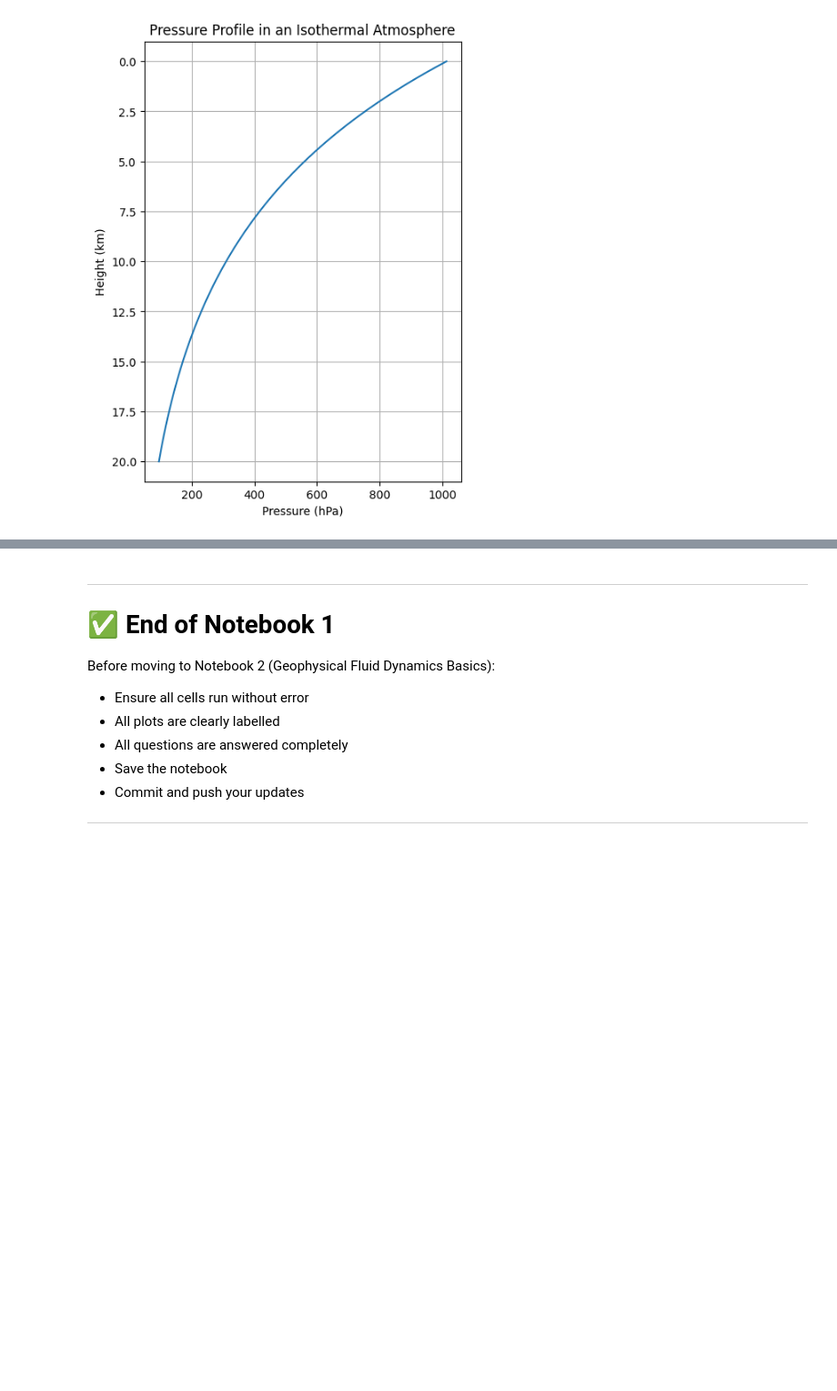
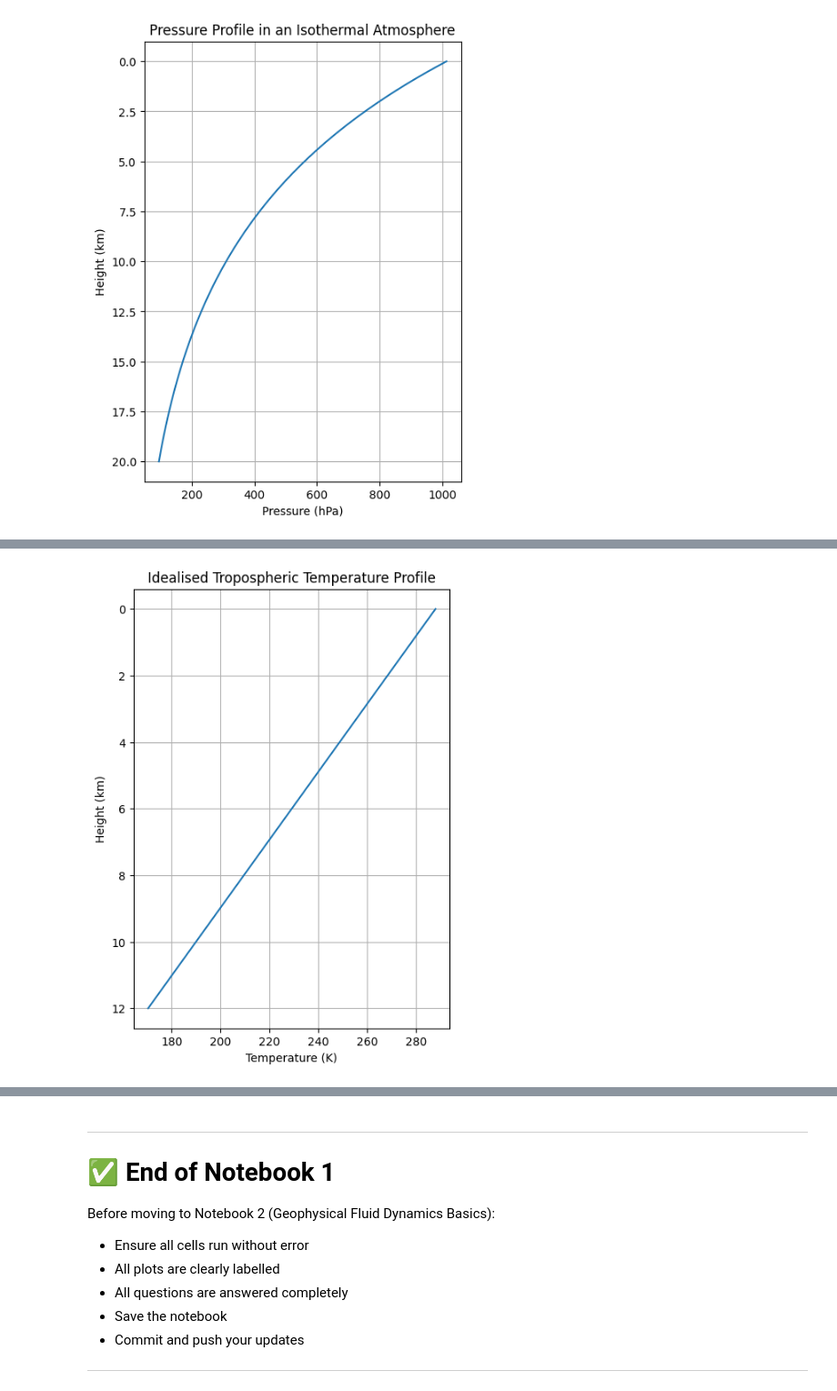
Before and after one commit to rsgis2025shaitali-web/python-basics, a Jupyter notebook: 01_atmdyn_basics.ipynb, the cells around one changed output, grey strips where cells are left out. Shown at 91% size. Drawn from its saved outputs; the diff is of its cells as text; code cells hidden in the pictures; blank space fills up the shorter version.

```diff
--- a/01_atmdyn_basics.ipynb
+++ b/01_atmdyn_basics.ipynb
@@ -135,19 +141,26 @@ Scale height H = 8425.69 m (~8.43 km)
 # %%
 # Q4. Dry Adiabatic Lapse Rate Temperature Profile
+import numpy as np
+import matplotlib.pyplot as plt
+
+# Temperature constant
+T0 = 288.0  # K
 
 Gamma_d = 9.8  # K per km
 
 z_trop = np.linspace(0, 12000, 121)
 T_profile = T0 - Gamma_d * (z_trop / 1000)
 
 plt.figure(figsize=(5,7))
 plt.plot(T_profile, z_trop/1000)
 plt.gca().invert_yaxis()
 plt.xlabel("Temperature (K)")
 plt.ylabel("Height (km)")
 plt.title("Idealised Tropospheric Temperature Profile")
 plt.grid(True)
 plt.show()
+# %% [output]
+[figure, added]
 # %% [markdown]
 ## Q4(b). Atmospheric Stability
 
```
Also changed, not shown: parts of 4 cells of this notebook.
